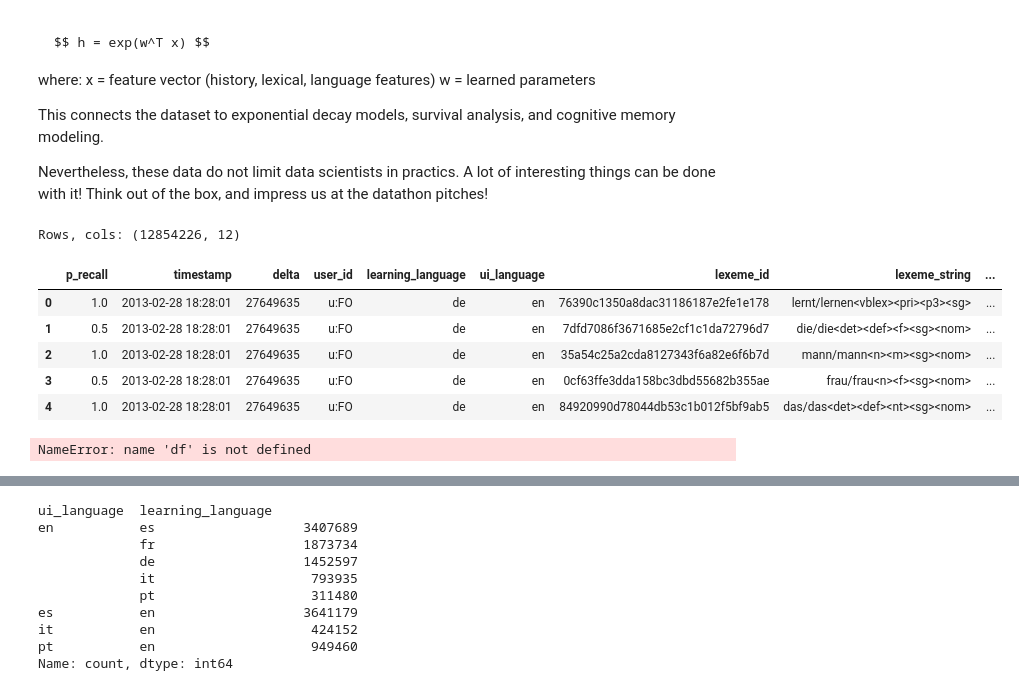
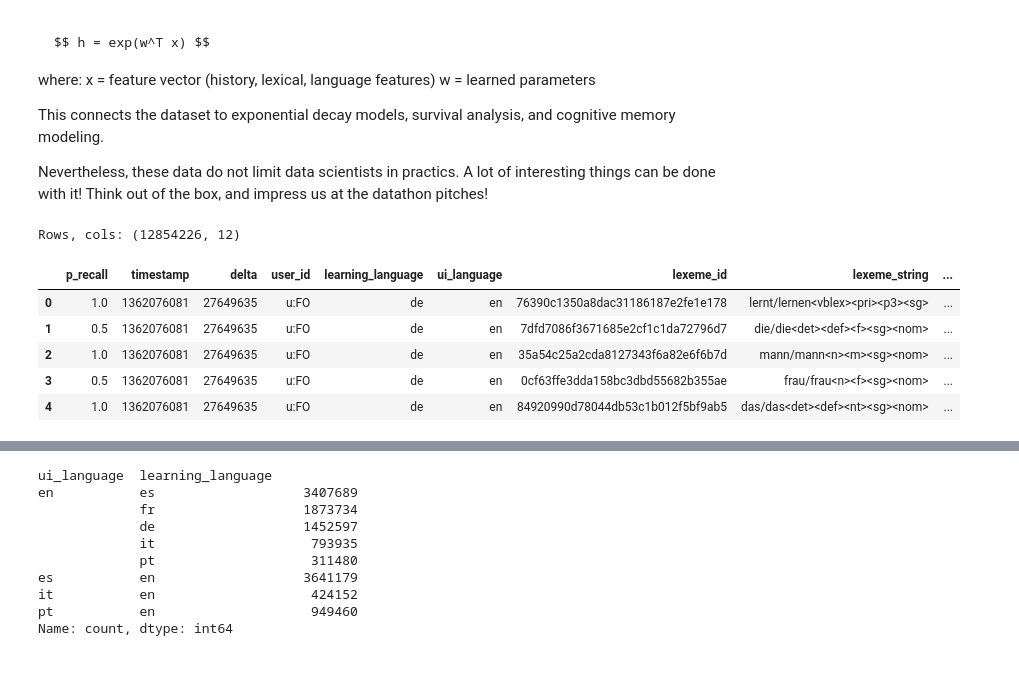
Before and after one commit to juanma6610/KUL-Hackaton2026, a Jupyter notebook: edaSRD.ipynb, the cells around one changed output, grey strips where cells are left out. Cells and saved outputs as stored; diff of their text form; code cells hidden in the pictures.

```diff
--- a/edaSRD.ipynb
+++ b/edaSRD.ipynb
@@ -97,38 +97,15 @@ from scipy.optimize import curve_fit
 %matplotlib inline
 # %%
 path = 'data/SpacedRepetitionData.csv'
-grammatical_mapping = {
-    "vblex": "lexical verbs",
-    "pri": "present indicative",
-    "p3": "third person",
-    "sg": "singular",
-    "pl": "plural",
-    "det": "determiner",
-    "def": "definite",
-    "f": "feminine",        # Note: Spelled "feminite" in the original image
-    "m": "masculine",
-    "nt": "neuter",
-    "nom": "nominative case", # Note: Cut off as "nominative ca..." in the image
-    "n": "noun",
-    "pr": "preposition",
-    "prn": "pronoun",
-    "itg": "interrogative"
-}
 df = pd.read_csv(path)
-df["timestamp"] = pd.to_datetime(df["timestamp"],unit='s')
-df["delta"] = pd.to_timedelta(df["delta"], unit='s')
 
 print('Rows, cols:', df.shape)
 df.head()
 # %% [output]
 Rows, cols: (12854226, 12)
 |  | p_recall | timestamp | delta | user_id | learning_language | ui_language | lexeme_id | lexeme_string | ... |
-| 0 | 1.0 | 2013-02-28 18:28:01 | 27649635 | u:FO | de | en | 76390c1350a8dac31186187e2fe1e178 | lernt/lernen<vblex><pri><p3><sg> | ... |
-| 1 | 0.5 | 2013-02-28 18:28:01 | 27649635 | u:FO | de | en | 7dfd7086f3671685e2cf1c1da72796d7 | die/die<det><def><f><sg><nom> | ... |
-| 2 | 1.0 | 2013-02-28 18:28:01 | 27649635 | u:FO | de | en | 35a54c25a2cda8127343f6a82e6f6b7d | mann/mann<n><m><sg><nom> | ... |
-| 3 | 0.5 | 2013-02-28 18:28:01 | 27649635 | u:FO | de | en | 0cf63ffe3dda158bc3dbd55682b355ae | frau/frau<n><f><sg><nom> | ... |
-| 4 | 1.0 | 2013-02-28 18:28:01 | 27649635 | u:FO | de | en | 84920990d78044db53c1b012f5bf9ab5 | das/das<det><def><nt><sg><nom> | ... |
+| 0 | 1.0 | 1362076081 | 27649635 | u:FO | de | en | 76390c1350a8dac31186187e2fe1e178 | lernt/lernen<vblex><pri><p3><sg> | ... |
+| 1 | 0.5 | 1362076081 | 27649635 | u:FO | de | en | 7dfd7086f3671685e2cf1c1da72796d7 | die/die<det><def><f><sg><nom> | ... |
+| 2 | 1.0 | 1362076081 | 27649635 | u:FO | de | en | 35a54c25a2cda8127343f6a82e6f6b7d | mann/mann<n><m><sg><nom> | ... |
+| 3 | 0.5 | 1362076081 | 27649635 | u:FO | de | en | 0cf63ffe3dda158bc3dbd55682b355ae | frau/frau<n><f><sg><nom> | ... |
+| 4 | 1.0 | 1362076081 | 27649635 | u:FO | de | en | 84920990d78044db53c1b012f5bf9ab5 | das/das<det><def><nt><sg><nom> | ... |
-# %%
-df["lexeme_string"].unique().count()
-# %% [output]
-NameError: name 'df' is not defined
```
Also changed, not shown: parts of 5 cells of this notebook, 12 other files.
